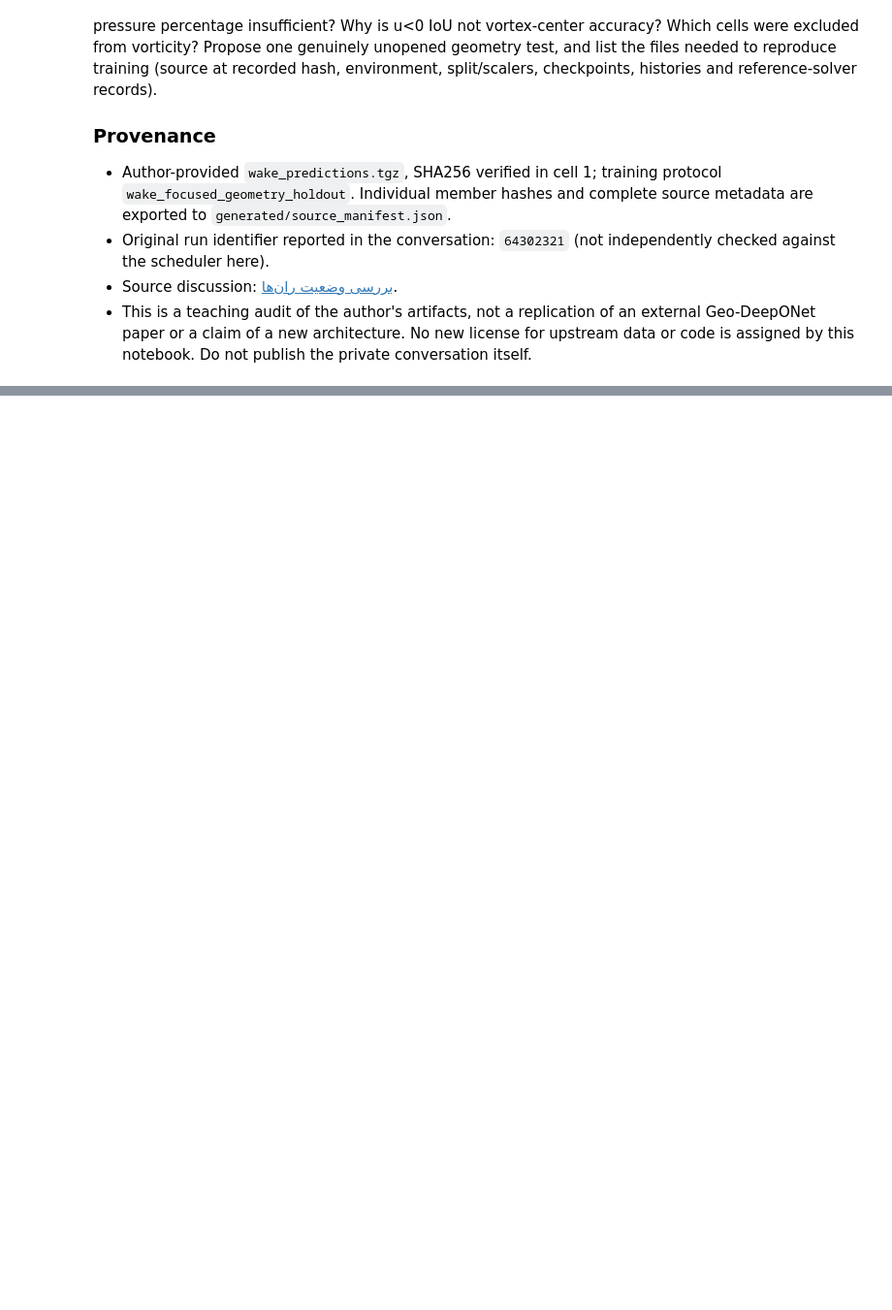
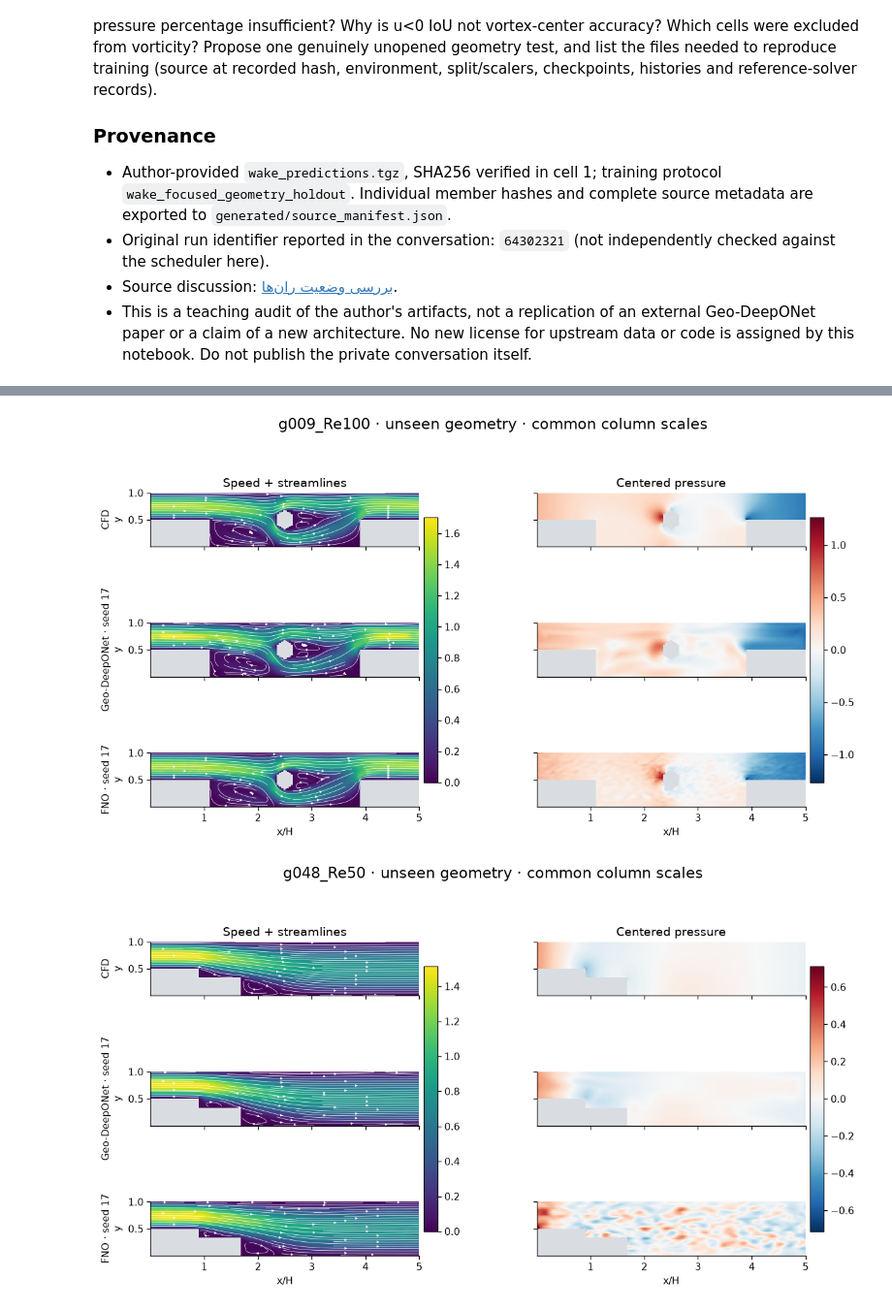
Before and after one commit to Ehsan-Roohi/FlowMLLab, a Jupyter notebook: notebooks/week09/W9_Lab3_Geometry_Operators_Step_Audit.ipynb, the cells around one changed output, grey strips where cells are left out. Shown at 97% size. Cells and saved outputs as stored; diff of their text form; code cells hidden in the pictures; blank space fills up the shorter version.

```diff
--- a/notebooks/week09/W9_Lab3_Geometry_Operators_Step_Audit.ipynb
+++ b/notebooks/week09/W9_Lab3_Geometry_Operators_Step_Audit.ipynb
@@ -478,0 +594,33 @@ hash, environment, split/scalers, checkpoints, histories and reference-solver re
+# %%
+def load_followup(case,model):
+    path=NEW/f'source/predictions/geometry_holdout/{model}/seed_17/{case}_prediction.npz'
+    with np.load(path,allow_pickle=False) as z: return {k:z[k].copy() for k in z.files}
+
+def geometry_comparison(case):
+    fs=[load_followup(case,'geo_deeponet'),load_followup(case,'geo_deeponet'),load_followup(case,'fno')]
+    arr=[fs[0]['truth'],fs[1]['prediction'],fs[2]['prediction']]
+    ny,nx=map(int,fs[0]['shape']); xy=fs[0]['coordinates'].reshape(ny,nx,2)
+    x,y=xy[0,:,0],xy[:,0,1]; mask=fs[0]['mask'].reshape(ny,nx)
+    aa=[a.reshape(ny,nx,3).astype(float) for a in arr]
+    speed=[np.ma.masked_where(~mask,np.hypot(a[:,:,0],a[:,:,1])) for a in aa]
+    pressure=[np.ma.masked_where(~mask,a[:,:,2]-a[:,:,2][mask].mean()) for a in aa]
+    vmax=max(float(v.max()) for v in speed); plim=max(float(np.abs(v).max()) for v in pressure)
+    fig,axs=plt.subplots(3,2,figsize=(12.8,6.7),sharex=True,sharey=True)
+    for i,(a,label) in enumerate(zip(aa,['CFD','Geo-DeepONet · seed 17','FNO · seed 17'])):
+        im0=axs[i,0].pcolormesh(x,y,speed[i],cmap='viridis',vmin=0,vmax=vmax,shading='nearest')
+        axs[i,0].streamplot(np.linspace(x[0],x[-1],len(x)),np.linspace(y[0],y[-1],len(y)),
+          np.ma.masked_where(~mask,a[:,:,0]),np.ma.masked_where(~mask,a[:,:,1]),
+          color='white',density=.85,linewidth=.42,arrowsize=.5)
+        im1=axs[i,1].pcolormesh(x,y,pressure[i],cmap='RdBu_r',vmin=-plim,vmax=plim,shading='nearest')
+        axs[i,0].set_ylabel(label+'\ny')
+        for ax in axs[i]: ax.set_aspect('equal'); ax.set_facecolor('#d9dde2')
+    axs[0,0].set_title('Speed + streamlines'); axs[0,1].set_title('Centered pressure')
+    for ax in axs[-1]: ax.set_xlabel('x/H')
+    fig.colorbar(im0,ax=axs[:,0],shrink=.72,pad=.015); fig.colorbar(im1,ax=axs[:,1],shrink=.72,pad=.015)
+    fig.suptitle(case.replace('_medium','')+' · unseen geometry · common column scales',fontsize=15)
+    fig.savefig(NEW/f'generated/{case}_fields.png',dpi=165,bbox_inches='tight'); plt.show()
+
+for case in ['g009_Re100_medium','g048_Re50_medium']: geometry_comparison(case)
+# %% [output]
+[figure, added]
+[figure, added]
```
Also changed, not shown: parts of 8 cells of this notebook, 26 other files.
